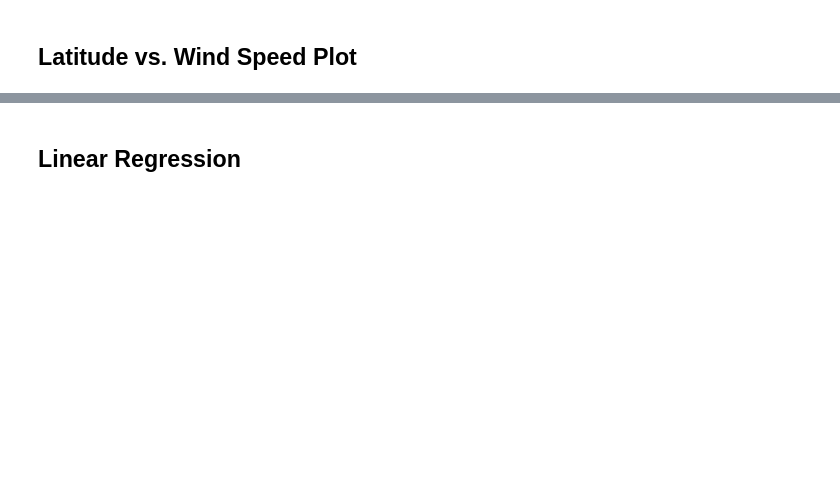
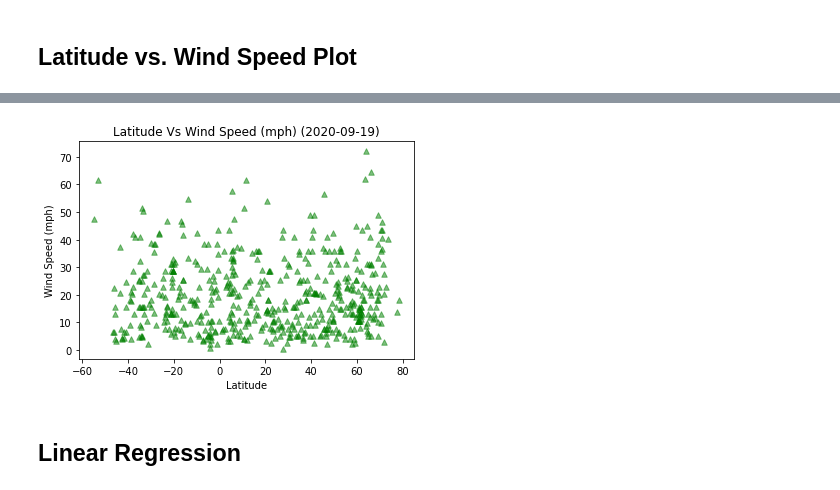
Before and after one commit to fasahathsyeda/API-challenge, a Jupyter notebook: starter_code/WeatherPy.ipynb, the cells around one changed output, grey strips where cells are left out. Cells and saved outputs as stored; diff of their text form; code cells hidden in the pictures; blank space fills up the shorter version.

```diff
--- a/starter_code/WeatherPy.ipynb
+++ b/starter_code/WeatherPy.ipynb
@@ -202,2 +234,12 @@ Int64Index([], dtype='int64')
+# %%
+plt.scatter(summary_data["Latitude"],summary_data["Wind Speed (mph)"], marker="^", facecolors="green",
+            s=30, alpha=0.5)
+plt.xlabel("Latitude")
+plt.ylabel("Wind Speed (mph)")
+plt.title(f"Latitude Vs Wind Speed (mph) ({date.today()})")
+plt.savefig('Lat Vs WindSpeed(mph).png')
+plt.show()
+# %% [output]
+[figure, added]
 # %% [markdown]
 ## Linear Regression
```
Also changed, not shown: parts of 29 cells of this notebook, 5 other files.
